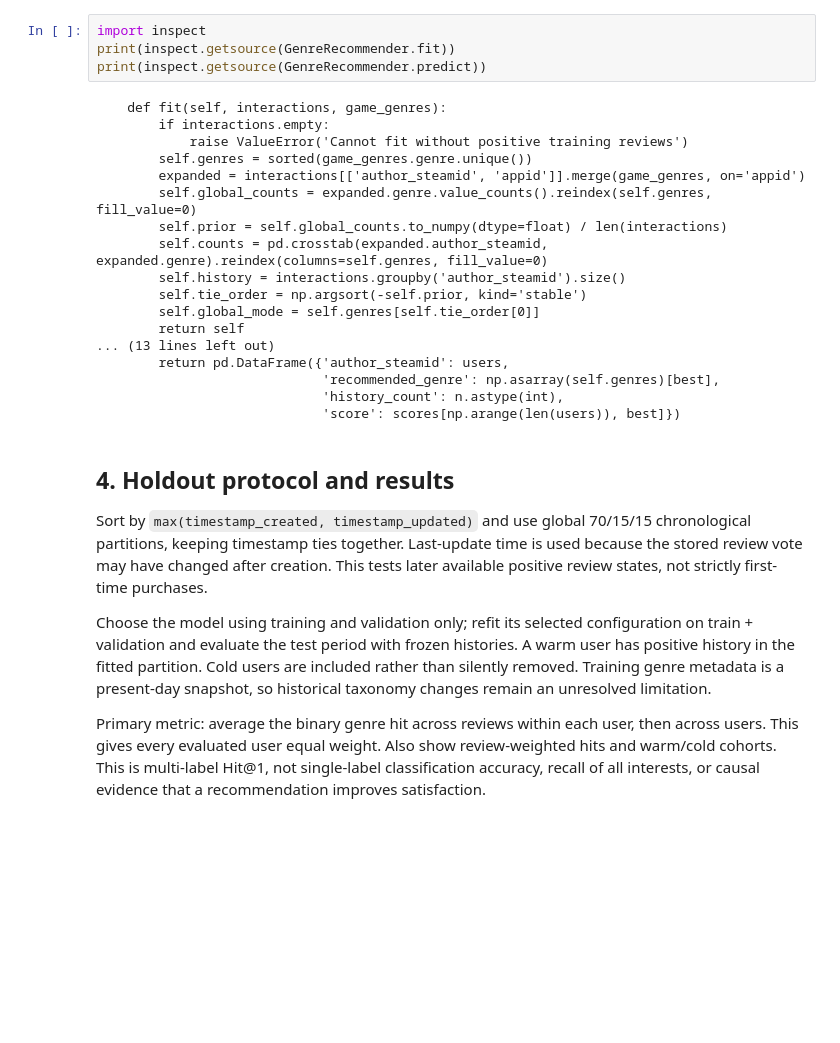
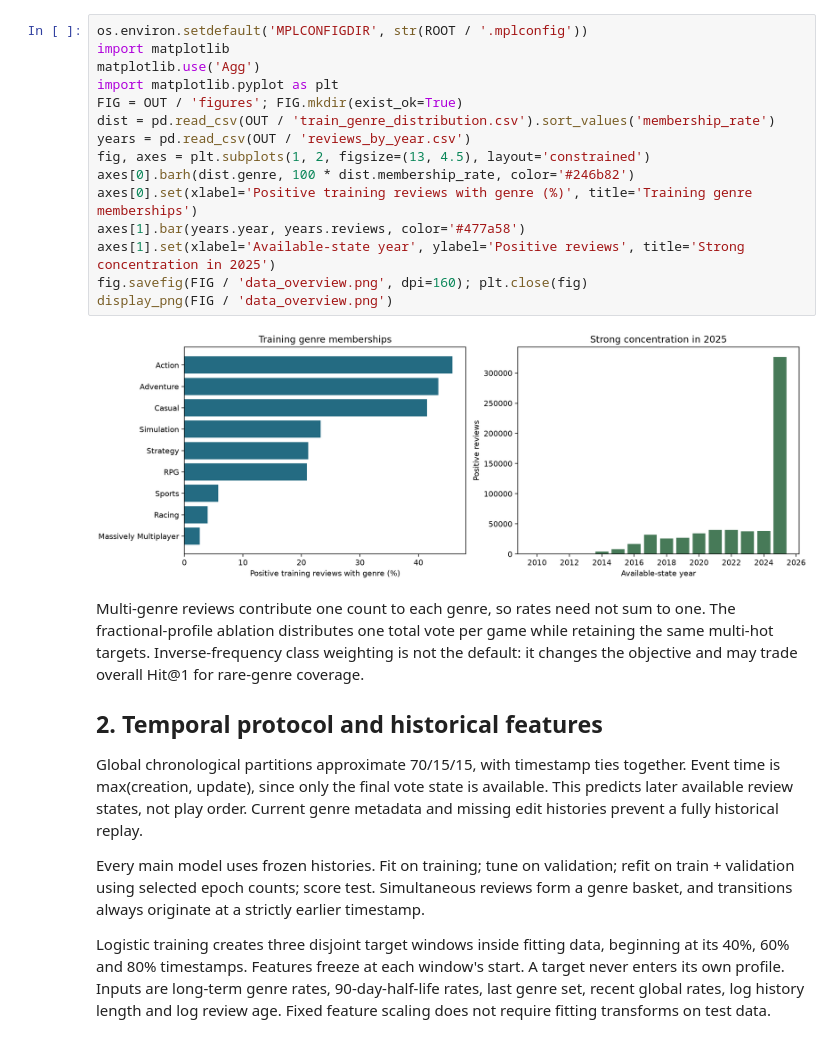
Before and after one commit to yahoyoungho/DSC256_Assignment2, a Jupyter notebook: george/analysis.ipynb, the cells around one changed output. Cells and saved outputs as stored; diff of their text form; blank space fills up the shorter version.

```diff
--- a/george/analysis.ipynb
+++ b/george/analysis.ipynb
@@ -148,39 +101,40 @@ the selected genre representation.</p>
-# %%
-import inspect
-print(inspect.getsource(GenreRecommender.fit))
-print(inspect.getsource(GenreRecommender.predict))
-# %% [output]
-    def fit(self, interactions, game_genres):
-        if interactions.empty:
-            raise ValueError('Cannot fit without positive training reviews')
-        self.genres = sorted(game_genres.genre.unique())
-        expanded = interactions[['author_steamid', 'appid']].merge(game_genres, on='appid')
-        self.global_counts = expanded.genre.value_counts().reindex(self.genres, fill_value=0)
-        self.prior = self.global_counts.to_numpy(dtype=float) / len(interactions)
-        self.counts = pd.crosstab(expanded.author_steamid, expanded.genre).reindex(columns=self.genres, fill_value=0)
-        self.history = interactions.groupby('author_steamid').size()
-        self.tie_order = np.argsort(-self.prior, kind='stable')
-        self.global_mode = self.genres[self.tie_order[0]]
-        return self
-... (13 lines left out)
-        return pd.DataFrame({'author_steamid': users,
-                             'recommended_genre': np.asarray(self.genres)[best],
-                             'history_count': n.astype(int),
-                             'score': scores[np.arange(len(users)), best]})
-# %% [markdown]
-<h2>4. Holdout protocol and results</h2>
-<p>Sort by <code>max(timestamp_created, timestamp_updated)</code> and use global
-70/15/15 chronological partitions, keeping timestamp ties together. Last-update time
-is used because the stored review vote may have changed after creation. This tests
-later available positive review states, not strictly first-time purchases.</p>
-<p>Choose the model using training and validation only; refit its selected
-configuration on train + validation and evaluate the test period with frozen
-histories. A warm user has positive history in the fitted partition. Cold users are
-included rather than silently removed. Training genre metadata is a present-day
-snapshot, so historical taxonomy changes remain an unresolved limitation.</p>
-<p>Primary metric: average the binary genre hit across reviews within each user,
-then across users. This gives every evaluated user equal weight. Also show
-review-weighted hits and warm/cold cohorts. This is multi-label Hit@1, not
-single-label classification accuracy, recall of all interests, or causal evidence
-that a recommendation improves satisfaction.</p>
+# %%
+os.environ.setdefault('MPLCONFIGDIR', str(ROOT / '.mplconfig'))
+import matplotlib
+matplotlib.use('Agg')
+import matplotlib.pyplot as plt
+FIG = OUT / 'figures'; FIG.mkdir(exist_ok=True)
+dist = pd.read_csv(OUT / 'train_genre_distribution.csv').sort_values('membership_rate')
+years = pd.read_csv(OUT / 'reviews_by_year.csv')
+fig, axes = plt.subplots(1, 2, figsize=(13, 4.5), layout='constrained')
+axes[0].barh(dist.genre, 100 * dist.membership_rate, color='#246b82')
+axes[0].set(xlabel='Positive training reviews with genre (%)', title='Training genre memberships')
+axes[1].bar(years.year, years.reviews, color='#477a58')
+axes[1].set(xlabel='Available-state year', ylabel='Positive reviews', title='Strong concentration in 2025')
+fig.savefig(FIG / 'data_overview.png', dpi=160); plt.close(fig)
+display_png(FIG / 'data_overview.png')
+# %% [output]
+[figure, added]
+# %% [markdown]
+Multi-genre reviews contribute one count to each genre, so rates need not sum to one.
+The fractional-profile ablation distributes one total vote per game while retaining
+the same multi-hot targets. Inverse-frequency class weighting is not the default:
+it changes the objective and may trade overall Hit@1 for rare-genre coverage.
+
+## 2. Temporal protocol and historical features
+
+Global chronological partitions approximate 70/15/15, with timestamp ties together.
+Event time is max(creation, update), since only the final vote state is available.
+This predicts later available review states, not play order. Current genre metadata
+and missing edit histories prevent a fully historical replay.
+
+Every main model uses frozen histories. Fit on training; tune on validation; refit
+on train + validation using selected epoch counts; score test. Simultaneous reviews
+form a genre basket, and transitions always originate at a strictly earlier timestamp.
+
+Logistic training creates three disjoint target windows inside fitting data, beginning
+at its 40%, 60% and 80% timestamps. Features freeze at each window's start. A target
+never enters its own profile. Inputs are long-term genre rates, 90-day-half-life
+rates, last genre set, recent global rates, log history length and log review age.
+Fixed feature scaling does not require fitting transforms on test data.
 # %%
```
Also changed, not shown: parts of 25 cells of this notebook, 40 other files.
